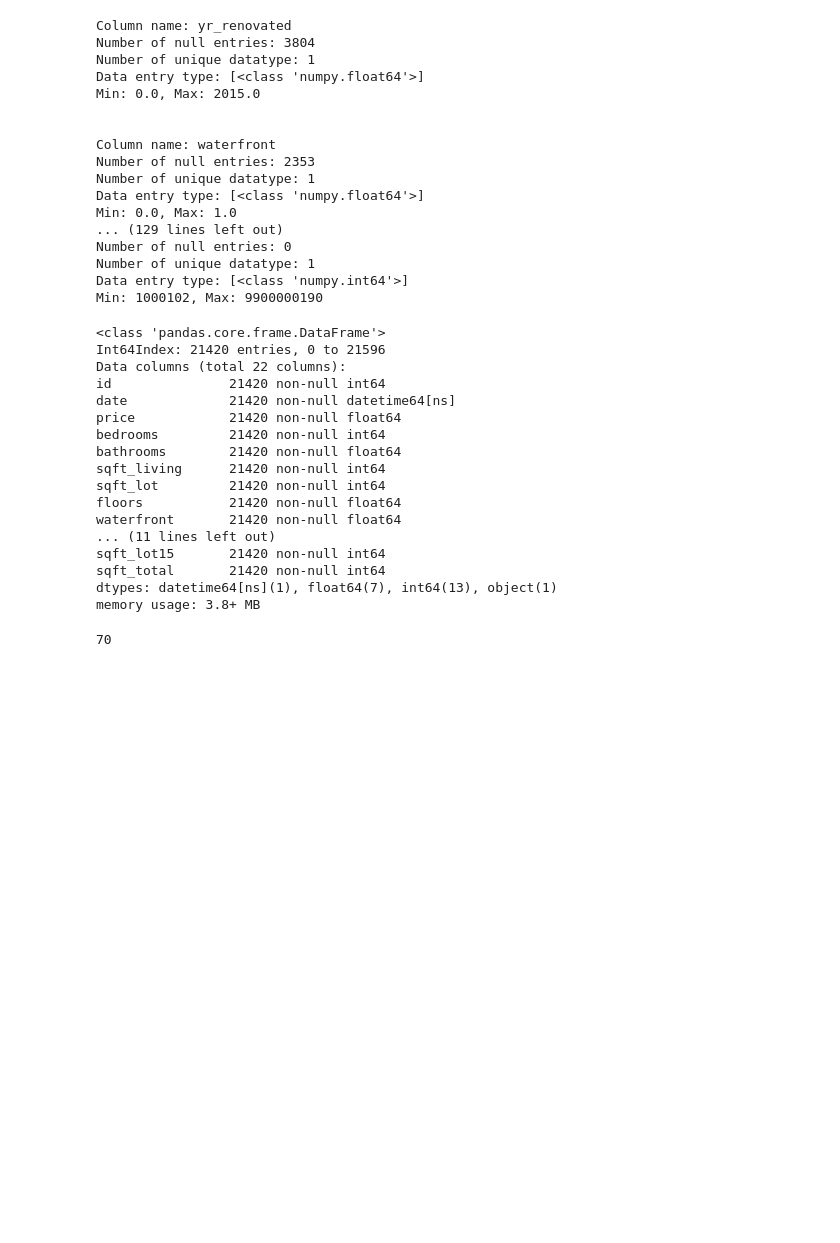
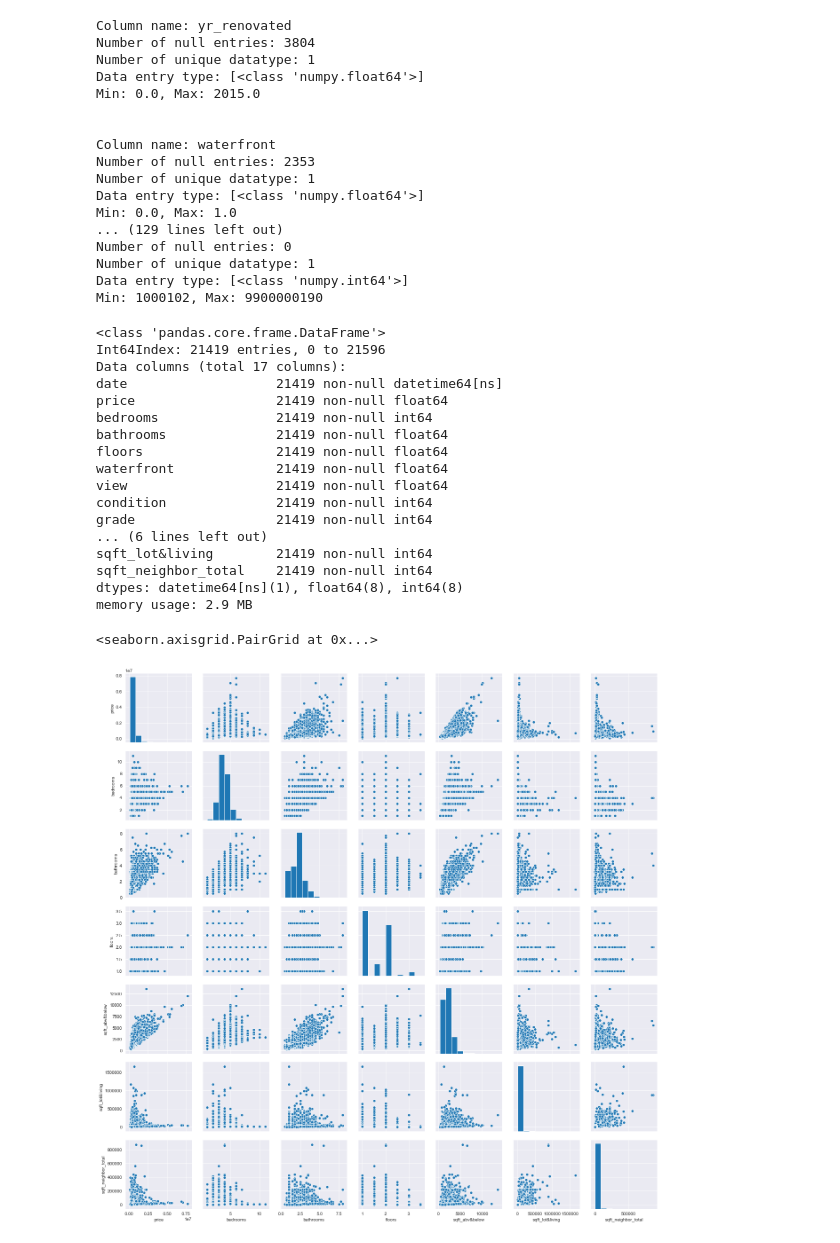
Before and after one commit to Ftan91/Exploratory-Data-Analysis-on-Features-that-Impact-House-Prices-in-Kings-County-Seattle, a Jupyter notebook: Finn2 - Kings County Dataset.ipynb, the cells around one changed output. Saved outputs shown, nothing was run; the diff lists cells and outputs as text; code cells hidden in the pictures; blank space fills up the shorter version.

```diff
--- a/Finn2 - Kings County Dataset.ipynb
+++ b/Finn2 - Kings County Dataset.ipynb
@@ -110,6 +131,11 @@ def datatype_search(column):
 
 # define function to return a random number based on given list of choice, added with probability
 def function(column):
-    unique = df[df[column].notnull()][column].unique()
-    prob = df[df[column].notnull()][column].value_counts(normalize = True)
-    return np.random.choice(unique, 1, p= prob)[0]
+    if column == 'sqft_basement':
+        basement_unique = df[df['sqft_basement'] != '?']['sqft_basement'].unique()
+        basement_prob = df[df['sqft_basement'] != '?']['sqft_basement'].value_counts(normalize = True)
+        return np.random.choice(basement_unique, 1, p= basement_prob)[0]
+    else:
+        unique = df[df[column].notnull()][column].unique()
+        prob = df[df[column].notnull()][column].value_counts(normalize = True)
+        return np.random.choice(unique, 1, p= prob)[0]
@@ -143,14 +171,17 @@ Number of unique datatype: 1
 Data entry type: [<class 'numpy.int64'>]
 Min: 1000102, Max: 9900000190
 # %%
-missing_values_column = ['yr_renovated', 'waterfront', 'view']
+missing_values_column = ['yr_renovated', 'waterfront', 'view', 'sqft_basement']
 
 for column in missing_values_column:
-    df[column] = df[column].map(lambda x: function(column) if pd.isnull(x) else x)
+    df[column] = df[column].map(lambda x: function(column) if (pd.isnull(x) or x == '?') else x)
 
-df['sqft_basement'] = df['sqft_basement'].map(lambda x: function('sqft_basement') if x == '?' else x)
+df['sqft_basement'] = df['sqft_basement'].map(lambda x: int(float(x)))
+df['sqft_abv&below'] = df['sqft_above'] + df['sqft_basement']
+df['sqft_lot&living'] = df['sqft_lot'] + df['sqft_living']
+df['sqft_neighbor_total'] = df['sqft_lot15'] + df['sqft_living15']
+
+columns_to_drop = ['id', 'sqft_living', 'sqft_lot', 'sqft_above', 'sqft_basement', 'sqft_living15', 'sqft_lot15']
+df.drop(columns_to_drop, axis = 1, inplace = True)
-# %%
-df['sqft_basement'] = df['sqft_basement'].map(lambda x: int(float(x)))
-df['sqft_total'] = df['sqft_above'] + df['sqft_basement']
 # %%
 df.drop(df[df.bedrooms > 20].index, axis = 0, inplace = True)
@@ -162,19 +189,19 @@ sns.pairplot(df2)
 df.info()
 # %% [output]
 <class 'pandas.core.frame.DataFrame'>
-Int64Index: 21420 entries, 0 to 21596
-Data columns (total 22 columns):
-id               21420 non-null int64
-date             21420 non-null datetime64[ns]
-price            21420 non-null float64
-bedrooms         21420 non-null int64
-bathrooms        21420 non-null float64
-sqft_living      21420 non-null int64
-sqft_lot         21420 non-null int64
-floors           21420 non-null float64
-waterfront       21420 non-null float64
-... (11 lines left out)
-sqft_lot15       21420 non-null int64
-sqft_total       21420 non-null int64
-dtypes: datetime64[ns](1), float64(7), int64(13), object(1)
-memory usage: 3.8+ MB
+Int64Index: 21419 entries, 0 to 21596
+Data columns (total 17 columns):
+date                   21419 non-null datetime64[ns]
+price                  21419 non-null float64
+bedrooms               21419 non-null int64
+bathrooms              21419 non-null float64
+floors                 21419 non-null float64
+waterfront             21419 non-null float64
+view                   21419 non-null float64
+condition              21419 non-null int64
+grade                  21419 non-null int64
+... (6 lines left out)
+sqft_lot&living        21419 non-null int64
+sqft_neighbor_total    21419 non-null int64
+dtypes: datetime64[ns](1), float64(8), int64(8)
+memory usage: 2.9 MB
@@ -190,4 +208,10 @@ memory usage: 3.8+ MB
-# %%
-df.zipcode.nunique()
-# %% [output]
-70
+# %%
+continuous_var = ['price', 'bedrooms', 'bathrooms', 'floors', 'sqft_abv&below', 'sqft_lot&living', 'sqft_neighbor_total']
+ordinal_var = ['condition', 'view', 'grade']
+categorical_var = ['waterfront', 'view', 'zipcode']
+date = ['date', 'year', 'month', 'day']
+# %%
+sns.pairplot(df[continuous_var])
+# %% [output]
+<seaborn.axisgrid.PairGrid at 0x...>
+[figure, added]
```
Also changed, not shown: parts of 17 cells of this notebook.
